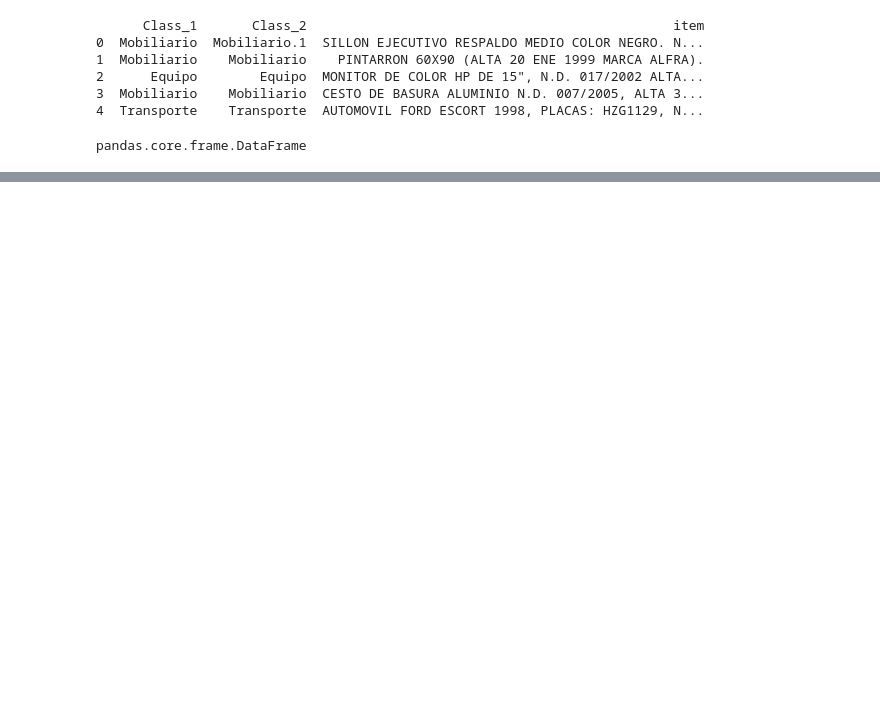
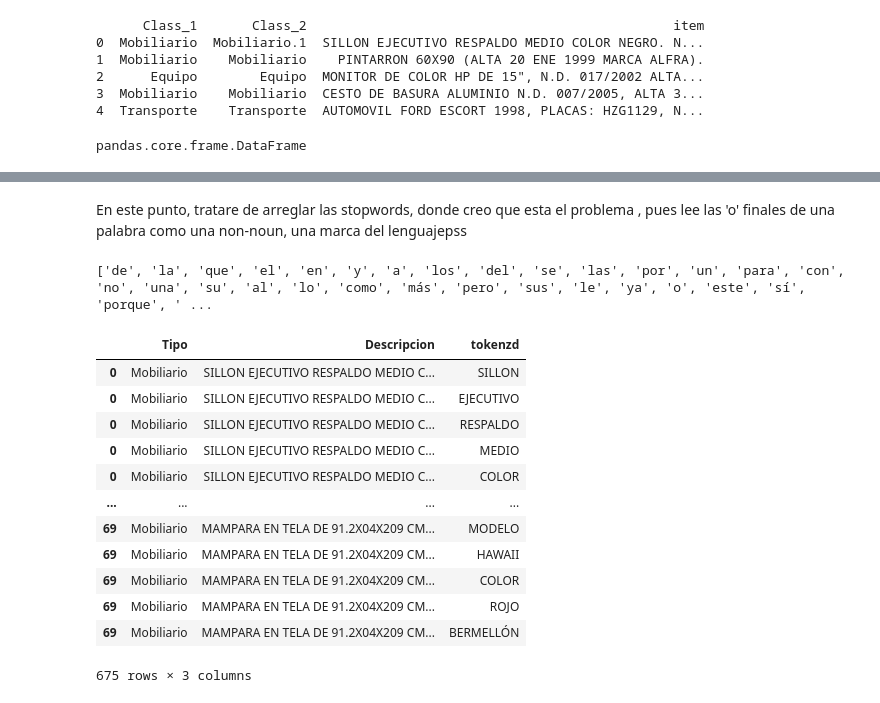
Before and after one commit to SnowTrash/pyHikethroug, a Jupyter notebook: I5912A_9.ipynb, the cells around one changed output, grey strips where cells are left out. Cells and saved outputs as stored; diff of their text form; code cells hidden in the pictures; blank space fills up the shorter version.

```diff
--- a/I5912A_9.ipynb
+++ b/I5912A_9.ipynb
@@ -104,0 +192,25 @@ KeyError: 'clean_item'
+# %% [markdown]
+En este punto, tratare de arreglar las stopwords, donde creo que esta el problema , pues lee las 'o' finales de una palabra como una non-noun, una marca del lenguajepss
+# %%
+print(stopwords.words('spanish'))
+# %% [output]
+['de', 'la', 'que', 'el', 'en', 'y', 'a', 'los', 'del', 'se', 'las', 'por', 'un', 'para', 'con', 'no', 'una', 'su', 'al', 'lo', 'como', 'más', 'pero', 'sus', 'le', 'ya', 'o', 'este', 'sí', 'porque', ' ...
+# %%
+inventario = res.explode(column='tokenized_items')
+#tweets_tidy = res.drop(columns='item')
+inventario = inventario.rename(columns={'tokenized_items':'tokenzd','Class_1':'Tipo','item':'Descripcion'})
+inventario.drop(columns={'Class_2','stopworded'})
+# %% [output]
+|  | Tipo | Descripcion | tokenzd |
+| 0 | Mobiliario | SILLON EJECUTIVO RESPALDO MEDIO C... | SILLON |
+| 0 | Mobiliario | SILLON EJECUTIVO RESPALDO MEDIO C... | EJECUTIVO |
+| 0 | Mobiliario | SILLON EJECUTIVO RESPALDO MEDIO C... | RESPALDO |
+| 0 | Mobiliario | SILLON EJECUTIVO RESPALDO MEDIO C... | MEDIO |
+| 0 | Mobiliario | SILLON EJECUTIVO RESPALDO MEDIO C... | COLOR |
+| ... | ... | ... | ... |
+| 69 | Mobiliario | MAMPARA EN TELA DE 91.2X04X209 CM... | MODELO |
+| 69 | Mobiliario | MAMPARA EN TELA DE 91.2X04X209 CM... | HAWAII |
+| 69 | Mobiliario | MAMPARA EN TELA DE 91.2X04X209 CM... | COLOR |
+| 69 | Mobiliario | MAMPARA EN TELA DE 91.2X04X209 CM... | ROJO |
+| 69 | Mobiliario | MAMPARA EN TELA DE 91.2X04X209 CM... | BERMELLÓN |
+675 rows × 3 columns
```
Also changed, not shown: parts of 25 cells of this notebook.
